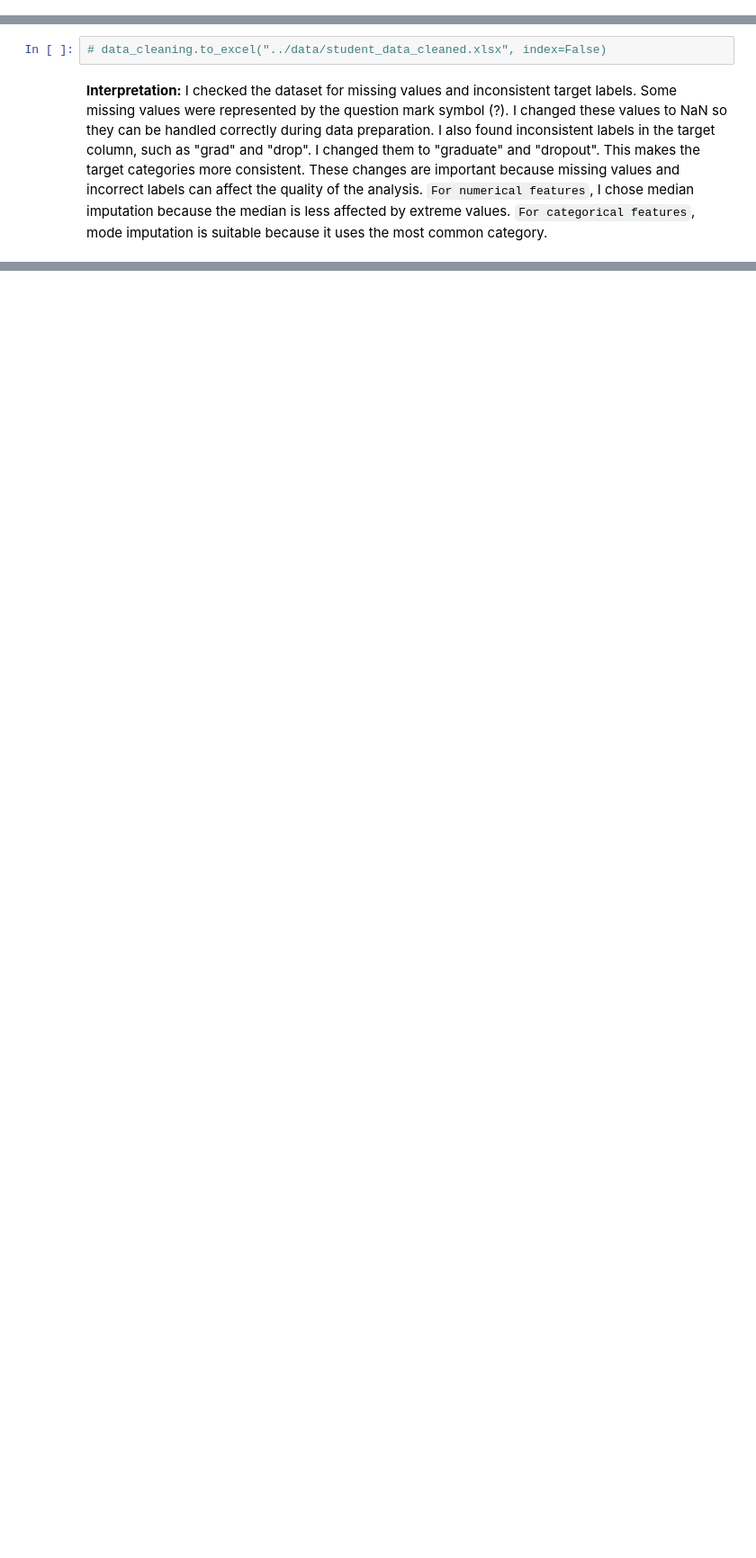
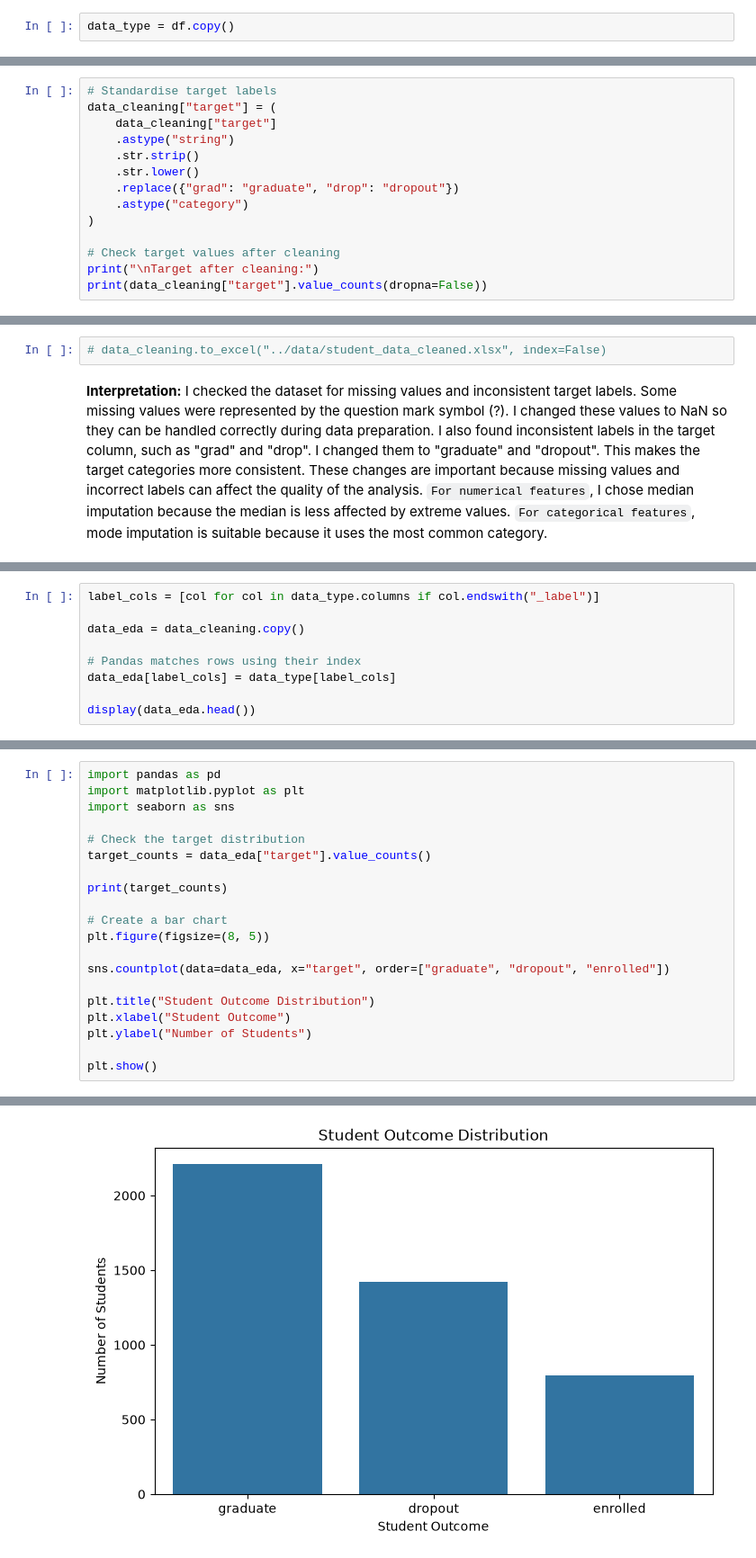
Before and after one commit to 2026328-Dashzeveg-Purevtogtokh/Data-Preparation-Sep26, a Jupyter notebook: notebooks/Dashzeveg_Purevtogtokh_DPrepHDip_CA1.ipynb, the cells around one changed output, grey strips where cells are left out. Shown at 90% size. Cells and saved outputs as stored; diff of their text form; blank space fills up the shorter version.

Commit message:
Start exploratory data analysis

```diff
--- a/notebooks/Dashzeveg_Purevtogtokh_DPrepHDip_CA1.ipynb
+++ b/notebooks/Dashzeveg_Purevtogtokh_DPrepHDip_CA1.ipynb
@@ -412,0 +378,2 @@ Overlap: set()
+# %%
+data_type = df.copy()
@@ -573,3 +729,17 @@ Missing after: 0
 print("Duplicate rows:", data_cleaning.duplicated().sum())
 # %% [output]
 Duplicate rows: 0
+# %%
+# Standardise target labels
+data_cleaning["target"] = (
+    data_cleaning["target"]
+    .astype("string")
+    .str.strip()
+    .str.lower()
+    .replace({"grad": "graduate", "drop": "dropout"})
+    .astype("category")
+)
+
+# Check target values after cleaning
+print("\nTarget after cleaning:")
+print(data_cleaning["target"].value_counts(dropna=False))
@@ -583,0 +766,9 @@ These changes are important because missing values and incorrect labels can affe
+# %%
+label_cols = [col for col in data_type.columns if col.endswith("_label")]
+
+data_eda = data_cleaning.copy()
+
+# Pandas matches rows using their index
+data_eda[label_cols] = data_type[label_cols]
+
+display(data_eda.head())
@@ -583,0 +791,21 @@ These changes are important because missing values and incorrect labels can affe
+# %%
+import pandas as pd
+import matplotlib.pyplot as plt
+import seaborn as sns
+
+# Check the target distribution
+target_counts = data_eda["target"].value_counts()
+
+print(target_counts)
+
+# Create a bar chart
+plt.figure(figsize=(8, 5))
+
+sns.countplot(data=data_eda, x="target", order=["graduate", "dropout", "enrolled"])
+
+plt.title("Student Outcome Distribution")
+plt.xlabel("Student Outcome")
+plt.ylabel("Number of Students")
+
+plt.show()
+# %% [output]
@@ -583,0 +817 @@ These changes are important because missing values and incorrect labels can affe
+[figure, added]
```
Also changed, not shown: parts of 31 cells of this notebook.
